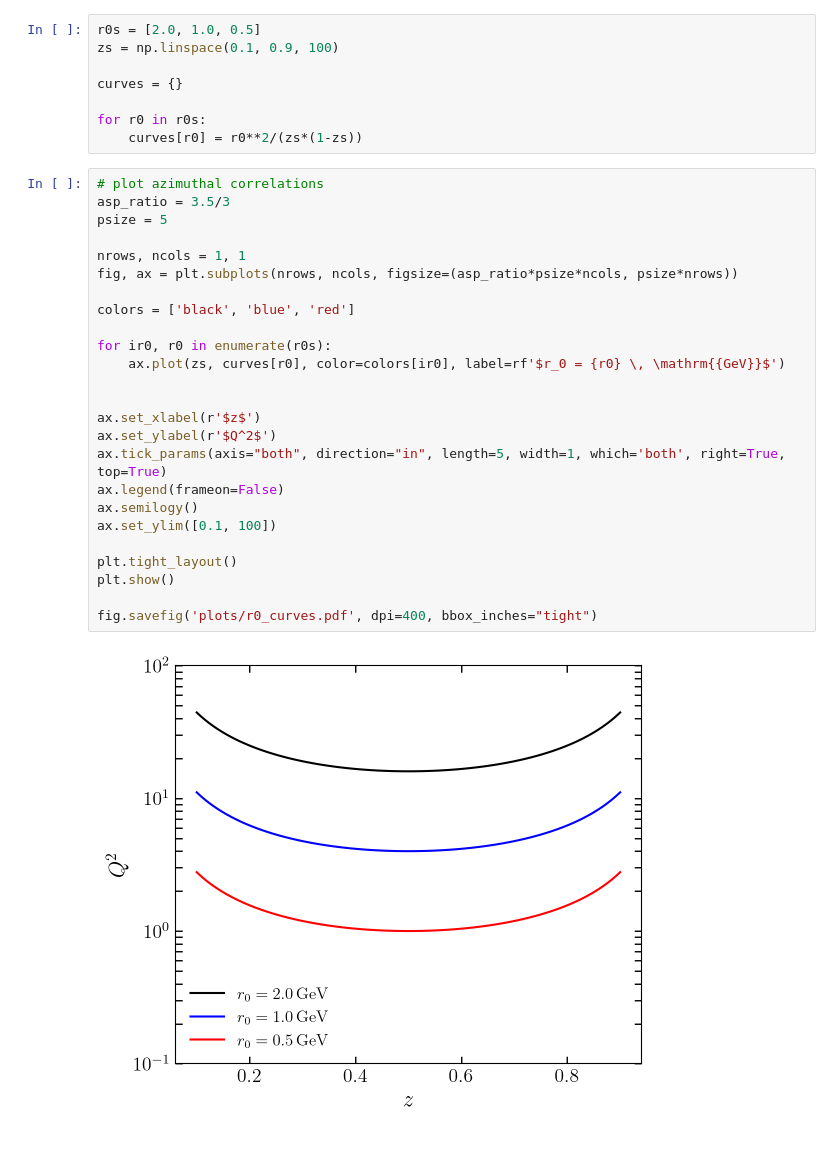
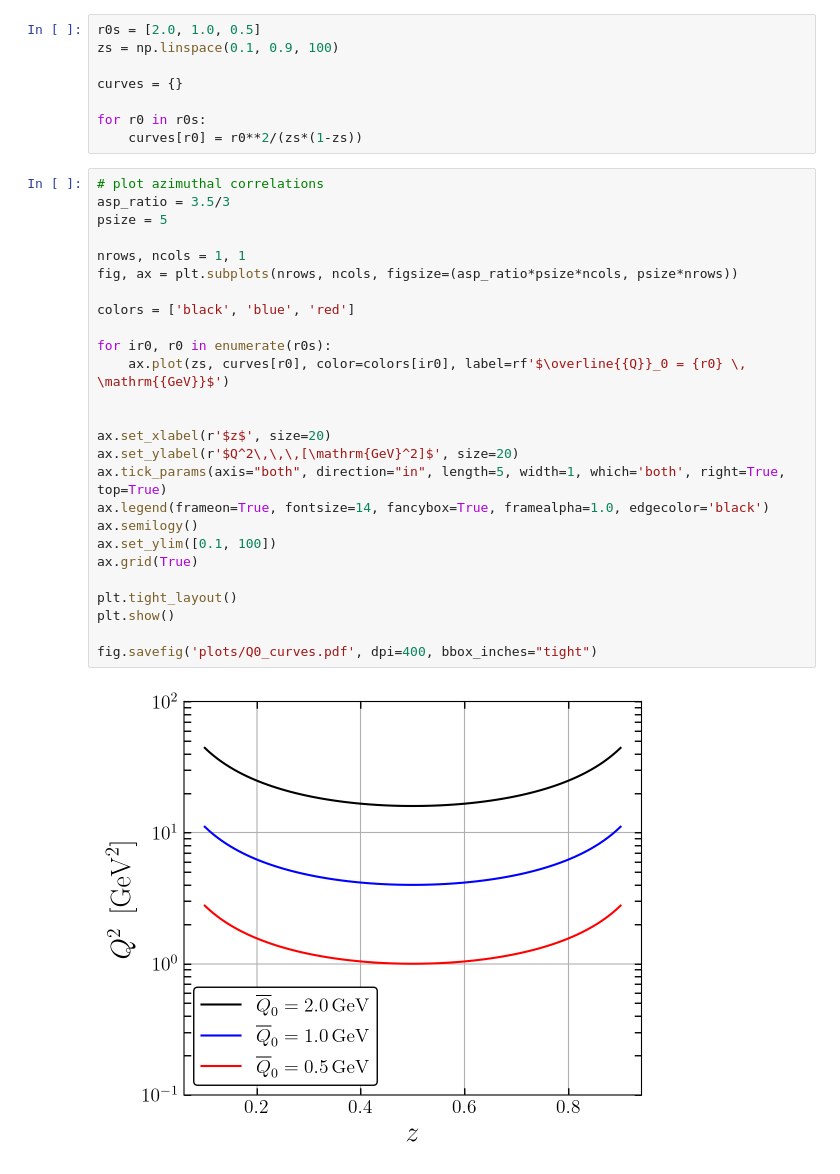
Before and after one commit to brandonmanley/dijet_DSA, a Jupyter notebook: Untitled.ipynb, the cells around one changed output. Drawn from its saved outputs; the diff is of its cells as text.

```diff
--- a/Untitled.ipynb
+++ b/Untitled.ipynb
@@ -29,27 +29,28 @@ for r0 in r0s:
 # %%
 # plot azimuthal correlations
 asp_ratio = 3.5/3
 psize = 5
 
 nrows, ncols = 1, 1
 fig, ax = plt.subplots(nrows, ncols, figsize=(asp_ratio*psize*ncols, psize*nrows))
 
 colors = ['black', 'blue', 'red']
 
 for ir0, r0 in enumerate(r0s):
-    ax.plot(zs, curves[r0], color=colors[ir0], label=rf'$r_0 = {r0} \, \mathrm{{GeV}}$')
+    ax.plot(zs, curves[r0], color=colors[ir0], label=rf'$\overline{{Q}}_0 = {r0} \, \mathrm{{GeV}}$')
 
 
-ax.set_xlabel(r'$z$')
-ax.set_ylabel(r'$Q^2$')
+ax.set_xlabel(r'$z$', size=20)
+ax.set_ylabel(r'$Q^2\,\,\,[\mathrm{GeV}^2]$', size=20)
 ax.tick_params(axis="both", direction="in", length=5, width=1, which='both', right=True, top=True)
-ax.legend(frameon=False)
+ax.legend(frameon=True, fontsize=14, fancybox=True, framealpha=1.0, edgecolor='black')
 ax.semilogy()
 ax.set_ylim([0.1, 100])
+ax.grid(True)
 
 plt.tight_layout()
 plt.show()
 
-fig.savefig('plots/r0_curves.pdf', dpi=400, bbox_inches="tight")
+fig.savefig('plots/Q0_curves.pdf', dpi=400, bbox_inches="tight")
 # %% [output]
-[figure, old version]
+[figure, new version]
```
Also changed, not shown: 34 other files.
